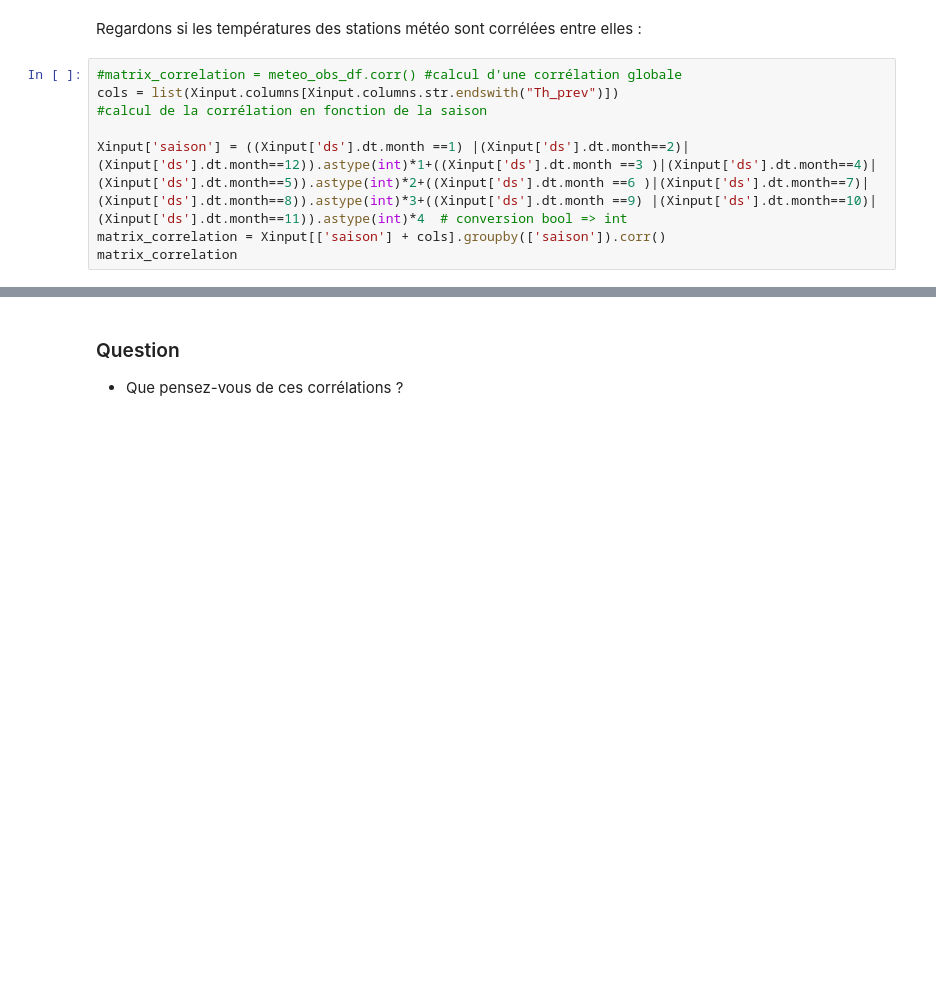
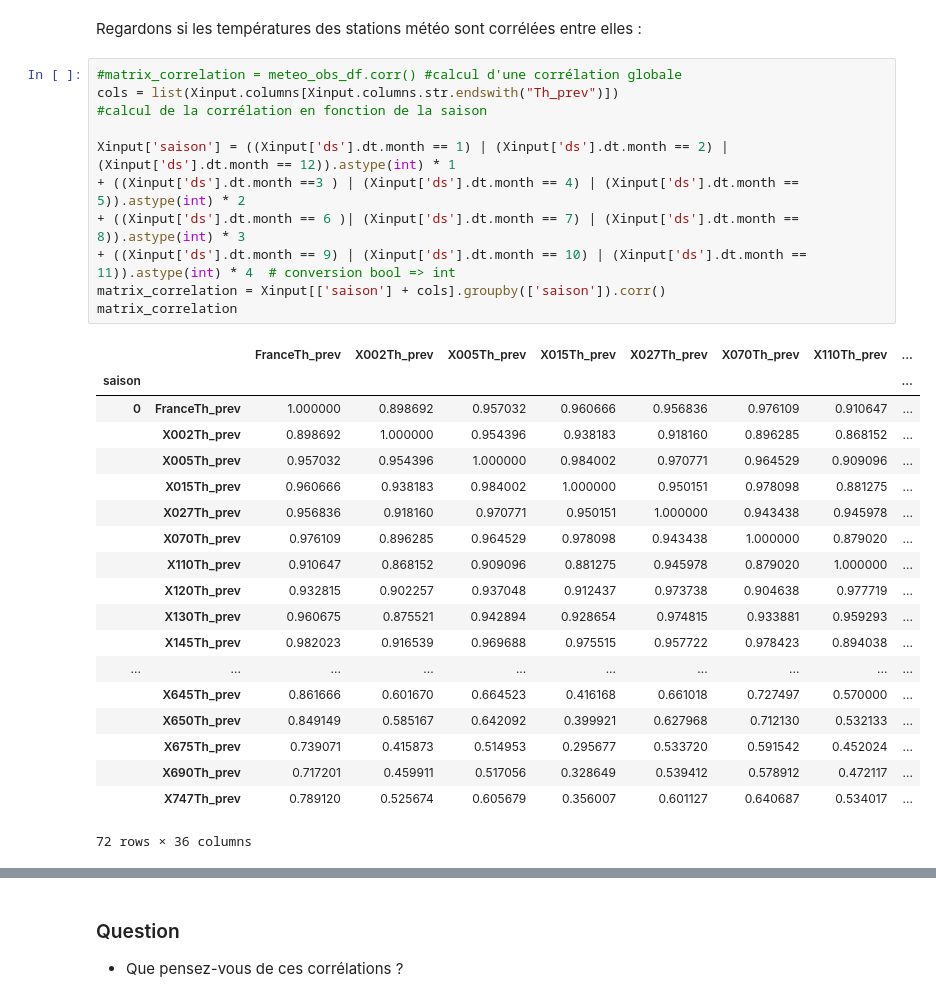
Before and after one commit to marota/TP_Formation_Conso_MachineLearning, a Jupyter notebook: TP1_Machine_learning.ipynb, the cells around one changed output, grey strips where cells are left out. Cells and saved outputs as stored; diff of their text form; blank space fills up the shorter version.

```diff
--- a/TP1_Machine_learning.ipynb
+++ b/TP1_Machine_learning.ipynb
@@ -249,10 +433,33 @@ Regardons si les températures des stations météo sont corrélées entre elles
 # %%
 #matrix_correlation = meteo_obs_df.corr() #calcul d'une corrélation globale
 cols = list(Xinput.columns[Xinput.columns.str.endswith("Th_prev")])
 #calcul de la corrélation en fonction de la saison
 
-Xinput['saison'] = ((Xinput['ds'].dt.month ==1) |(Xinput['ds'].dt.month==2)|(Xinput['ds'].dt.month==12)).astype(int)*1+((Xinput['ds'].dt.month ==3 )|(Xinput['ds'].dt.month==4)|(Xinput['ds'].dt.month==5)).astype(int)*2+((Xinput['ds'].dt.month ==6 )|(Xinput['ds'].dt.month==7)|(Xinput['ds'].dt.month==8)).astype(int)*3+((Xinput['ds'].dt.month ==9) |(Xinput['ds'].dt.month==10)|(Xinput['ds'].dt.month==11)).astype(int)*4  # conversion bool => int
+Xinput['saison'] = ((Xinput['ds'].dt.month == 1) | (Xinput['ds'].dt.month == 2) | (Xinput['ds'].dt.month == 12)).astype(int) * 1
++ ((Xinput['ds'].dt.month ==3 ) | (Xinput['ds'].dt.month == 4) | (Xinput['ds'].dt.month == 5)).astype(int) * 2
++ ((Xinput['ds'].dt.month == 6 )| (Xinput['ds'].dt.month == 7) | (Xinput['ds'].dt.month == 8)).astype(int) * 3
++ ((Xinput['ds'].dt.month == 9) | (Xinput['ds'].dt.month == 10) | (Xinput['ds'].dt.month == 11)).astype(int) * 4  # conversion bool => int
 matrix_correlation = Xinput[['saison'] + cols].groupby(['saison']).corr()
 matrix_correlation
+# %% [output]
+|  |  | FranceTh_prev | X002Th_prev | X005Th_prev | X015Th_prev | X027Th_prev | X070Th_prev | X110Th_prev | ... |
+| saison |  |  |  |  |  |  |  |  | ... |
+| 0 | FranceTh_prev | 1.000000 | 0.898692 | 0.957032 | 0.960666 | 0.956836 | 0.976109 | 0.910647 | ... |
+|  | X002Th_prev | 0.898692 | 1.000000 | 0.954396 | 0.938183 | 0.918160 | 0.896285 | 0.868152 | ... |
+|  | X005Th_prev | 0.957032 | 0.954396 | 1.000000 | 0.984002 | 0.970771 | 0.964529 | 0.909096 | ... |
+|  | X015Th_prev | 0.960666 | 0.938183 | 0.984002 | 1.000000 | 0.950151 | 0.978098 | 0.881275 | ... |
+|  | X027Th_prev | 0.956836 | 0.918160 | 0.970771 | 0.950151 | 1.000000 | 0.943438 | 0.945978 | ... |
+|  | X070Th_prev | 0.976109 | 0.896285 | 0.964529 | 0.978098 | 0.943438 | 1.000000 | 0.879020 | ... |
+|  | X110Th_prev | 0.910647 | 0.868152 | 0.909096 | 0.881275 | 0.945978 | 0.879020 | 1.000000 | ... |
+|  | X120Th_prev | 0.932815 | 0.902257 | 0.937048 | 0.912437 | 0.973738 | 0.904638 | 0.977719 | ... |
+|  | X130Th_prev | 0.960675 | 0.875521 | 0.942894 | 0.928654 | 0.974815 | 0.933881 | 0.959293 | ... |
+|  | X145Th_prev | 0.982023 | 0.916539 | 0.969688 | 0.975515 | 0.957722 | 0.978423 | 0.894038 | ... |
+| ... | ... | ... | ... | ... | ... | ... | ... | ... | ... |
+|  | X645Th_prev | 0.861666 | 0.601670 | 0.664523 | 0.416168 | 0.661018 | 0.727497 | 0.570000 | ... |
+|  | X650Th_prev | 0.849149 | 0.585167 | 0.642092 | 0.399921 | 0.627968 | 0.712130 | 0.532133 | ... |
+|  | X675Th_prev | 0.739071 | 0.415873 | 0.514953 | 0.295677 | 0.533720 | 0.591542 | 0.452024 | ... |
+|  | X690Th_prev | 0.717201 | 0.459911 | 0.517056 | 0.328649 | 0.539412 | 0.578912 | 0.472117 | ... |
+|  | X747Th_prev | 0.789120 | 0.525674 | 0.605679 | 0.356007 | 0.601127 | 0.640687 | 0.534017 | ... |
+72 rows × 36 columns
 # %%
 #heatMap pour un meilleur visuel
```
Also changed, not shown: parts of 26 cells of this notebook, 1 other file.
